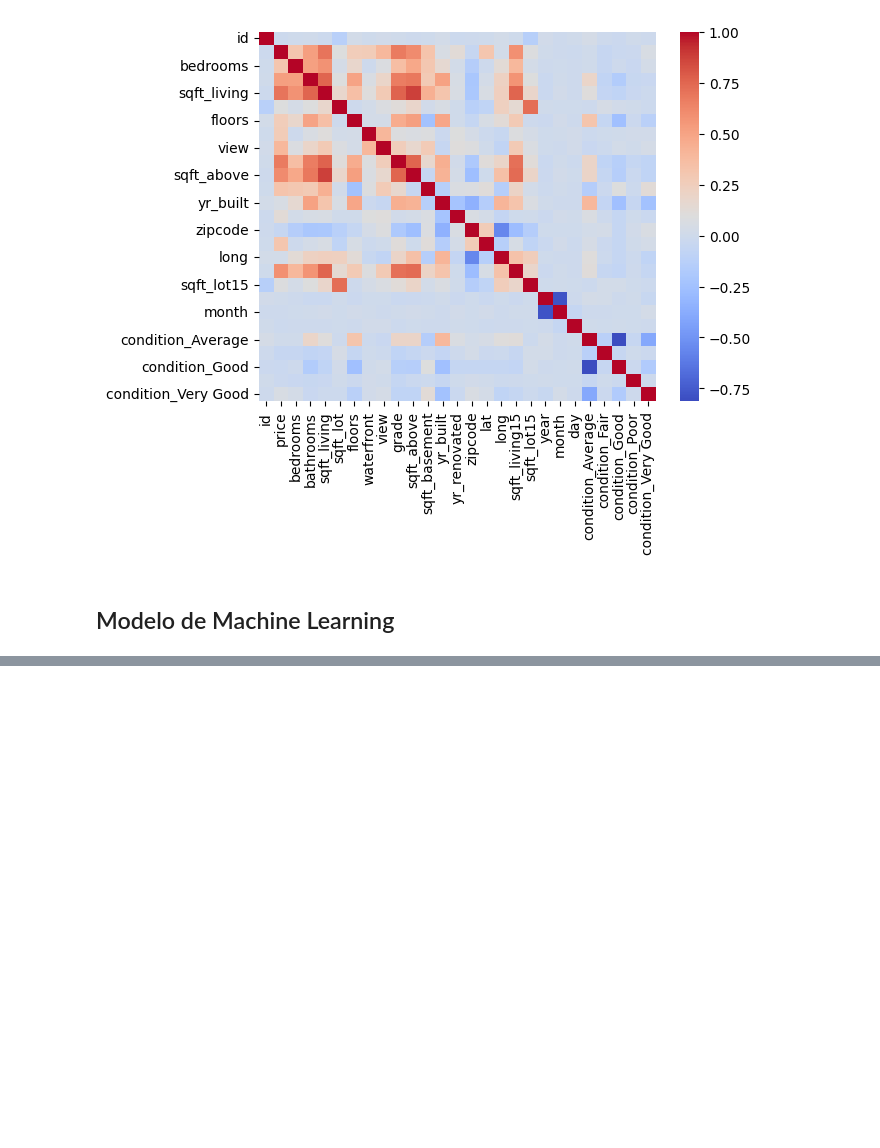
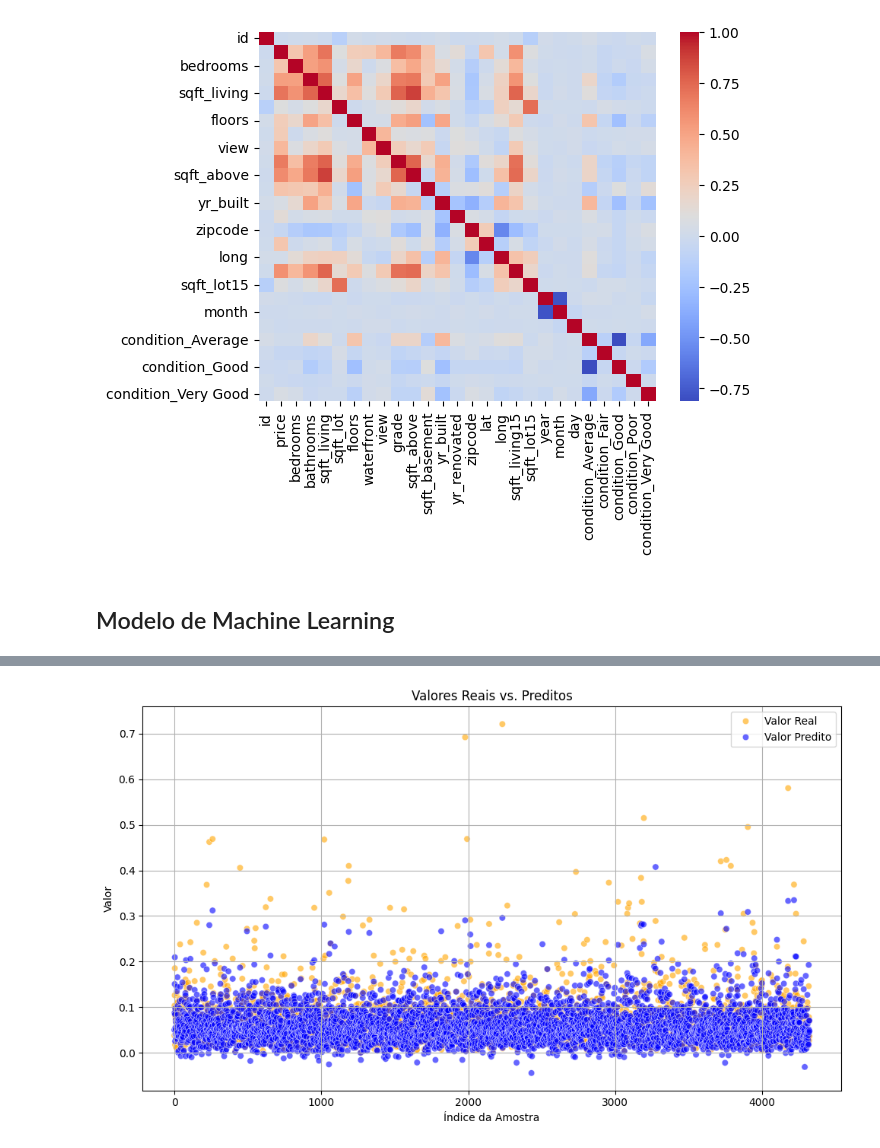
Before and after one commit to EnzoSBDias/House_Pricing_ML, a Jupyter notebook: code/main.ipynb, the cells around one changed output, grey strips where cells are left out. Cells and saved outputs as stored; diff of their text form; code cells hidden in the pictures; blank space fills up the shorter version.

```diff
--- a/code/main.ipynb
+++ b/code/main.ipynb
@@ -215,0 +266,27 @@ Root mean squared error: 211869.8713
+# %%
+
+# Índice das amostras (eixo X)
+x = np.arange(len(y_test_scaled_1d))
+
+# Criando DataFrame para criação de outro gráfico
+df_plot = pd.DataFrame({
+    'Índice': np.concatenate([x, x]),
+    'Valor': np.concatenate([y_test_scaled_1d, y_pred_1d]),
+    'Tipo': ['Valor Real'] * len(x) + ['Valor Predito'] * len(x)
+})
+
+# Gráfico com seaborn
+plt.figure(figsize=(10, 6))
+sns.scatterplot(data=df_plot, x='Índice', y='Valor', hue='Tipo',
+                palette={'Valor Real': 'orange', 'Valor Predito': 'blue'},
+                alpha=0.6)
+
+plt.title("Valores Reais vs. Preditos")
+plt.xlabel("Índice da Amostra")
+plt.ylabel("Valor")
+plt.legend()
+plt.grid(True)
+plt.tight_layout()
+plt.show()
+# %% [output]
+[figure, added]
```
Also changed, not shown: parts of 18 cells of this notebook.
